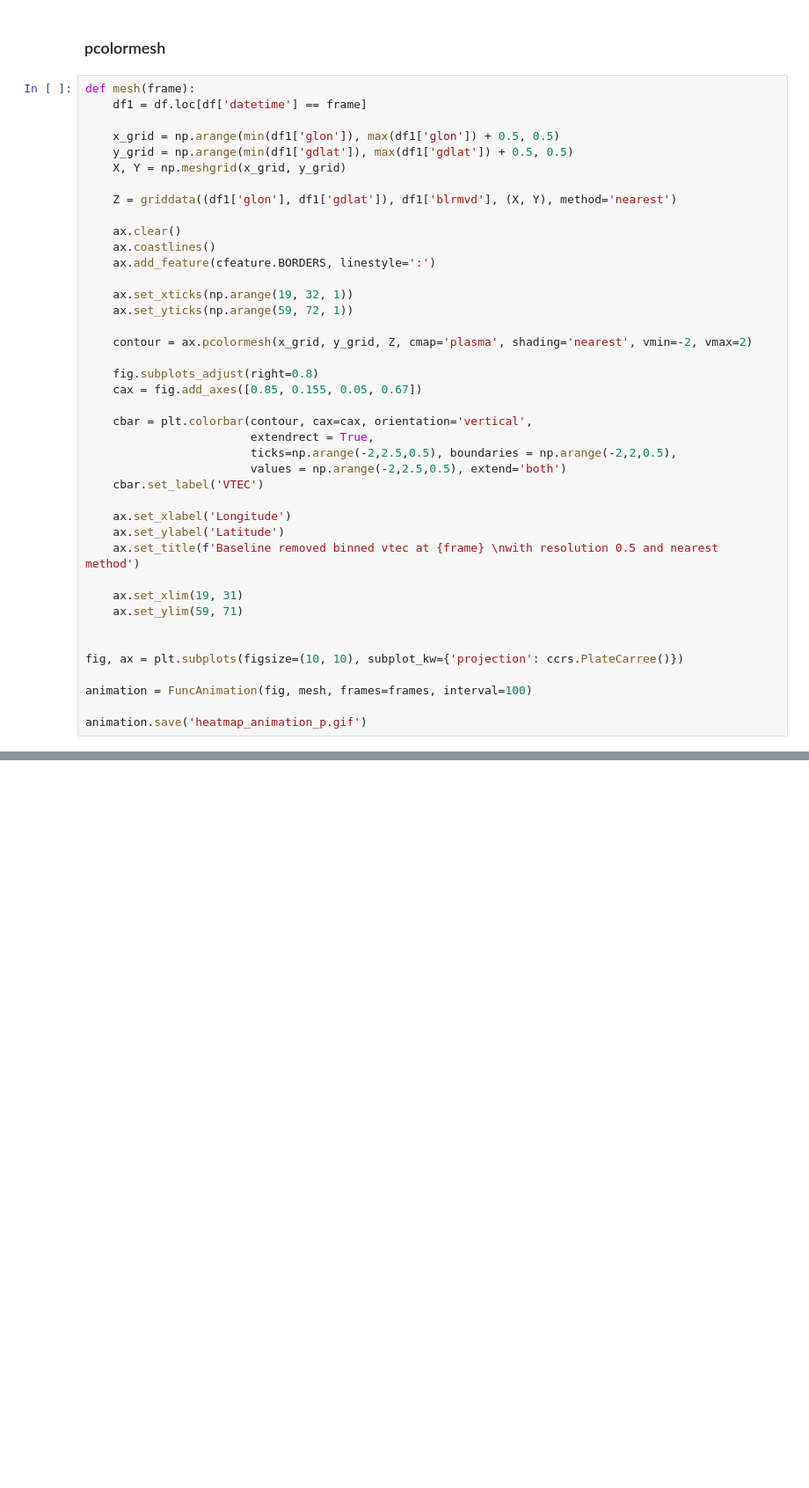
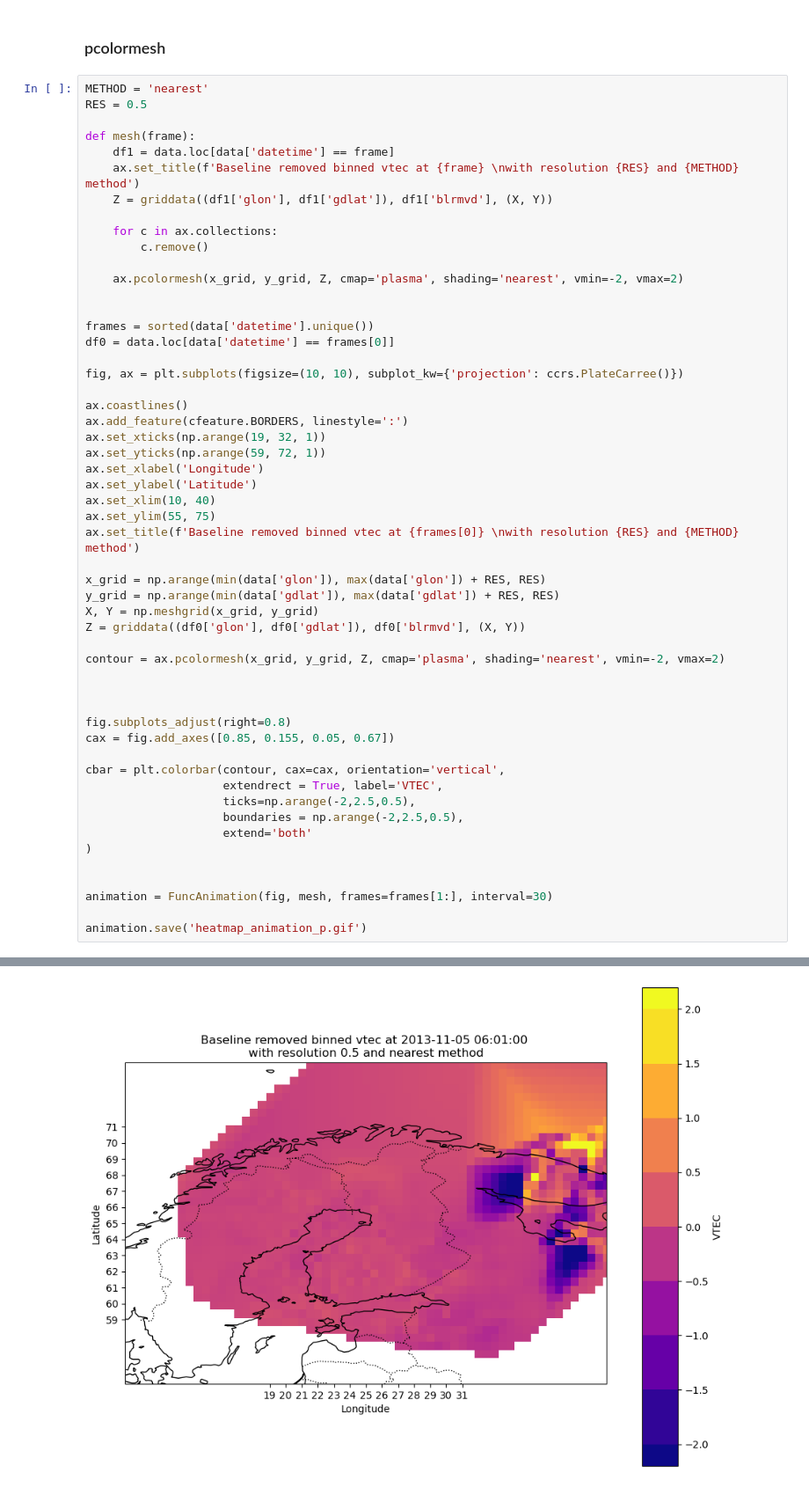
Before and after one commit to kuhaonmaraani/gradu, a Jupyter notebook: kaarianimaatiot.ipynb, the cells around one changed output, grey strips where cells are left out. Shown at 88% size. Cells and saved outputs as stored; diff of their text form; blank space fills up the shorter version.

```diff
--- a/kaarianimaatiot.ipynb
+++ b/kaarianimaatiot.ipynb
@@ -156,43 +170,56 @@ animation.save('heatmap_animation_h.gif')
 # %% [markdown]
 ### pcolormesh
 # %%
+METHOD = 'nearest'
+RES = 0.5
+
 def mesh(frame):
-    df1 = df.loc[df['datetime'] == frame]
+    df1 = data.loc[data['datetime'] == frame]
+    ax.set_title(f'Baseline removed binned vtec at {frame} \nwith resolution {RES} and {METHOD} method')
+    Z = griddata((df1['glon'], df1['gdlat']), df1['blrmvd'], (X, Y))
 
-    x_grid = np.arange(min(df1['glon']), max(df1['glon']) + 0.5, 0.5)
-    y_grid = np.arange(min(df1['gdlat']), max(df1['gdlat']) + 0.5, 0.5)
-    X, Y = np.meshgrid(x_grid, y_grid)
+    for c in ax.collections:
+        c.remove()
 
-    Z = griddata((df1['glon'], df1['gdlat']), df1['blrmvd'], (X, Y), method='nearest')
+    ax.pcolormesh(x_grid, y_grid, Z, cmap='plasma', shading='nearest', vmin=-2, vmax=2)
 
-    ax.clear()
-    ax.coastlines()
-    ax.add_feature(cfeature.BORDERS, linestyle=':')
 
-    ax.set_xticks(np.arange(19, 32, 1))
-    ax.set_yticks(np.arange(59, 72, 1))
-
-    contour = ax.pcolormesh(x_grid, y_grid, Z, cmap='plasma', shading='nearest', vmin=-2, vmax=2)
-
-    fig.subplots_adjust(right=0.8)
-    cax = fig.add_axes([0.85, 0.155, 0.05, 0.67])
-
-    cbar = plt.colorbar(contour, cax=cax, orientation='vertical',
-                        extendrect = True,
-                        ticks=np.arange(-2,2.5,0.5), boundaries = np.arange(-2,2,0.5),
-                        values = np.arange(-2,2.5,0.5), extend='both')
-    cbar.set_label('VTEC')
-
-    ax.set_xlabel('Longitude')
-    ax.set_ylabel('Latitude')
-    ax.set_title(f'Baseline removed binned vtec at {frame} \nwith resolution 0.5 and nearest method')
-
-    ax.set_xlim(19, 31)
-    ax.set_ylim(59, 71)
-
+frames = sorted(data['datetime'].unique())
+df0 = data.loc[data['datetime'] == frames[0]]
 
 fig, ax = plt.subplots(figsize=(10, 10), subplot_kw={'projection': ccrs.PlateCarree()})
 
-animation = FuncAnimation(fig, mesh, frames=frames, interval=100)
+ax.coastlines()
+ax.add_feature(cfeature.BORDERS, linestyle=':')
+ax.set_xticks(np.arange(19, 32, 1))
+ax.set_yticks(np.arange(59, 72, 1))
+ax.set_xlabel('Longitude')
+ax.set_ylabel('Latitude')
+ax.set_xlim(10, 40)
+ax.set_ylim(55, 75)
+ax.set_title(f'Baseline removed binned vtec at {frames[0]} \nwith resolution {RES} and {METHOD} method')
+
+x_grid = np.arange(min(data['glon']), max(data['glon']) + RES, RES)
+y_grid = np.arange(min(data['gdlat']), max(data['gdlat']) + RES, RES)
+X, Y = np.meshgrid(x_grid, y_grid)
+Z = griddata((df0['glon'], df0['gdlat']), df0['blrmvd'], (X, Y))
+
+contour = ax.pcolormesh(x_grid, y_grid, Z, cmap='plasma', shading='nearest', vmin=-2, vmax=2)
+
+
+
+fig.subplots_adjust(right=0.8)
+cax = fig.add_axes([0.85, 0.155, 0.05, 0.67])
+
+cbar = plt.colorbar(contour, cax=cax, orientation='vertical',
+                    extendrect = True, label='VTEC',
+                    ticks=np.arange(-2,2.5,0.5),
+                    boundaries = np.arange(-2,2.5,0.5),
+                    extend='both'
+)
+
+
+animation = FuncAnimation(fig, mesh, frames=frames[1:], interval=30)
 
 animation.save('heatmap_animation_p.gif')
+# %% [output]
@@ -198,0 +227 @@ animation.save('heatmap_animation_p.gif')
+[figure, added]
```
Also changed, not shown: parts of 10 cells of this notebook, 1 other file.
